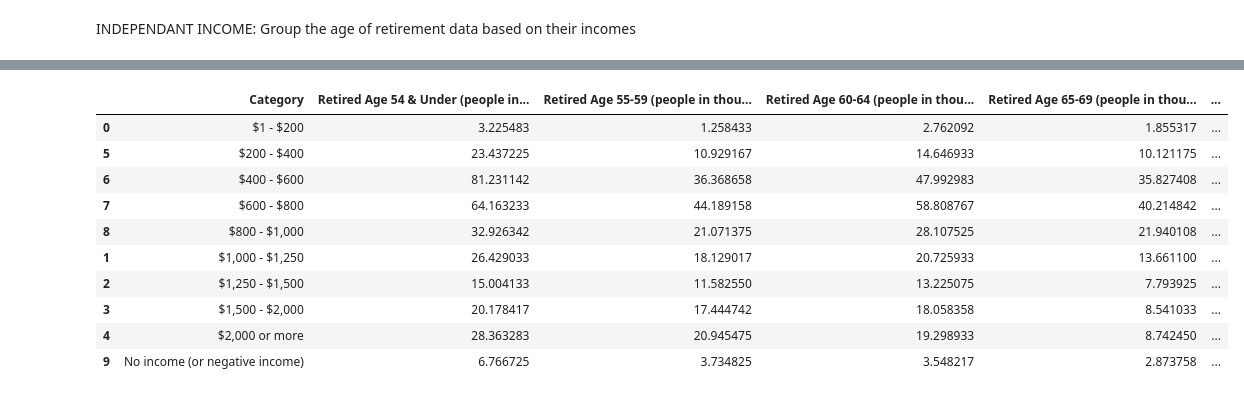
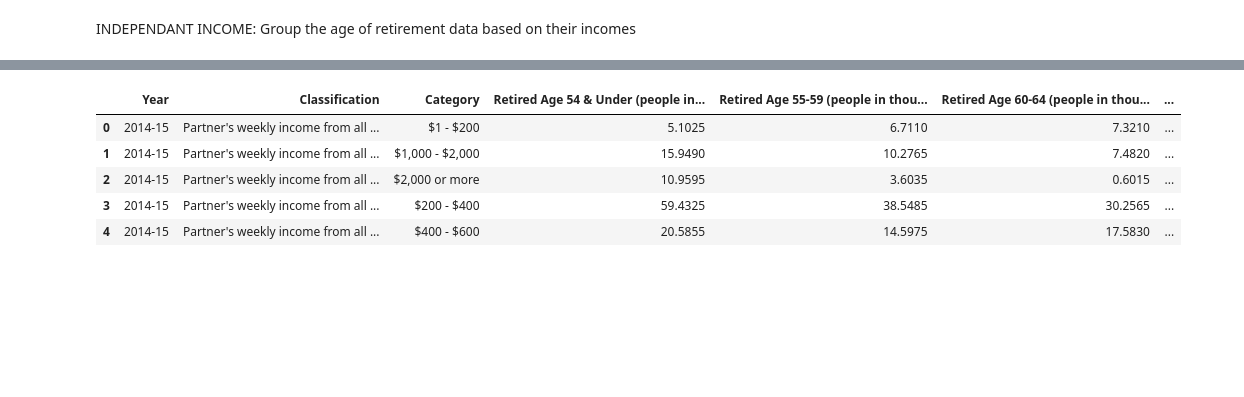
Before and after one commit to braydonnugent/Project1_Group4, a Jupyter notebook: retirement_analysis.ipynb, the cells around one changed output, grey strips where cells are left out. Drawn from its saved outputs; the diff is of its cells as text; code cells hidden in the pictures; blank space fills up the shorter version.

```diff
--- a/retirement_analysis.ipynb
+++ b/retirement_analysis.ipynb
@@ -99,0 +64,7 @@ categories
+# %%
+#Establish classifications lists for data pulling
+income_classification = [
+'Weekly personal income from all sources',
+ "Partner's weekly income from all sources",
+ 'Weekly household income from all sources',
+]
@@ -128,11 +148,10 @@ generalised_df
 INDEPENDANT INCOME:
 Group the age of retirement data based on their incomes
 # %%
-household_income = []
+income_df = []
 
 for index, row in generalised_df.iterrows():
-    if row['Classification'] == 'Weekly household income from all sources':
-        household_income.append(row)
+    if row['Classification'] in income_classification and (row['Category'] in independant_income or household_income) and row['Category'] != 'Not stated':
+        income_df.append(row)
 
-household_income = pd.DataFrame(household_income)
-household_income
+income_df = pd.DataFrame(income_df)
@@ -153,39 +158,11 @@ household_income
 # %%
-age_compare = [4,5,6,7,8]
 
-income_categories = [
- '$1 - $200',
- '$200 - $400',
- '$400 - $600',
- '$600 - $800',
- '$800 - $1,000',
- '$1,000 - $1,250',
- '$1,250 - $1,500',
- '$1,500 - $2,000',
- '$2,000 or more',
-]
-
-grouped_income = household_income.iloc[:, [3] + age_compare].groupby('Category', as_index=False).mean()
-grouped_income = grouped_income.groupby('Category', as_index=False)[['Retired Age 54 & Under (people in thousands)', 'Retired Age 55-59 (people in thousands)',	'Retired Age 60-64 (people in thousands)',	'Retired Age 65-69 (people in thousands)',	'Retired Age 70 & Over (people in thousands)']].median()
-grouped_income = grouped_income.sort_index(ascending=True, key=lambda x: pd.Categorical(x, categories=income_categories, ordered=True))
-
-tidied_income = []
-for index, row in grouped_income.iterrows():
-    if row['Category'] != 'Not stated':
-        tidied_income.append(row)
-
-grouped_income = pd.DataFrame(tidied_income)
-grouped_income = grouped_income.sort_values(by='Category', key=lambda x: pd.Categorical(x, categories=income_categories, ordered=True))
-grouped_income
+grouped_income = income_df.groupby(['Year','Classification','Category'], as_index=False)[['Retired Age 54 & Under (people in thousands)',	'Retired Age 55-59 (people in thousands)',	'Retired Age 60-64 (people in thousands)',	'Retired Age 65-69 (people in thousands)',	'Retired Age 70 & Over (people in thousands)']].median()
+grouped_income.head()
 # %% [output]
-|  | Category | Retired Age 54 & Under (people in... | Retired Age 55-59 (people in thou... | Retired Age 60-64 (people in thou... | Retired Age 65-69 (people in thou... | ... |
-| 0 | $1 - $200 | 3.225483 | 1.258433 | 2.762092 | 1.855317 | ... |
-| 5 | $200 - $400 | 23.437225 | 10.929167 | 14.646933 | 10.121175 | ... |
-| 6 | $400 - $600 | 81.231142 | 36.368658 | 47.992983 | 35.827408 | ... |
-| 7 | $600 - $800 | 64.163233 | 44.189158 | 58.808767 | 40.214842 | ... |
-| 8 | $800 - $1,000 | 32.926342 | 21.071375 | 28.107525 | 21.940108 | ... |
-| 1 | $1,000 - $1,250 | 26.429033 | 18.129017 | 20.725933 | 13.661100 | ... |
-| 2 | $1,250 - $1,500 | 15.004133 | 11.582550 | 13.225075 | 7.793925 | ... |
-| 3 | $1,500 - $2,000 | 20.178417 | 17.444742 | 18.058358 | 8.541033 | ... |
-| 4 | $2,000 or more | 28.363283 | 20.945475 | 19.298933 | 8.742450 | ... |
-| 9 | No income (or negative income) | 6.766725 | 3.734825 | 3.548217 | 2.873758 | ... |
+|  | Year | Classification | Category | Retired Age 54 & Under (people in... | Retired Age 55-59 (people in thou... | Retired Age 60-64 (people in thou... | ... |
+| 0 | 2014-15 | Partner's weekly income from all ... | $1 - $200 | 5.1025 | 6.7110 | 7.3210 | ... |
+| 1 | 2014-15 | Partner's weekly income from all ... | $1,000 - $2,000 | 15.9490 | 10.2765 | 7.4820 | ... |
+| 2 | 2014-15 | Partner's weekly income from all ... | $2,000 or more | 10.9595 | 3.6035 | 0.6015 | ... |
+| 3 | 2014-15 | Partner's weekly income from all ... | $200 - $400 | 59.4325 | 38.5485 | 30.2565 | ... |
+| 4 | 2014-15 | Partner's weekly income from all ... | $400 - $600 | 20.5855 | 14.5975 | 17.5830 | ... |
```
Also changed, not shown: parts of 8 cells of this notebook.
